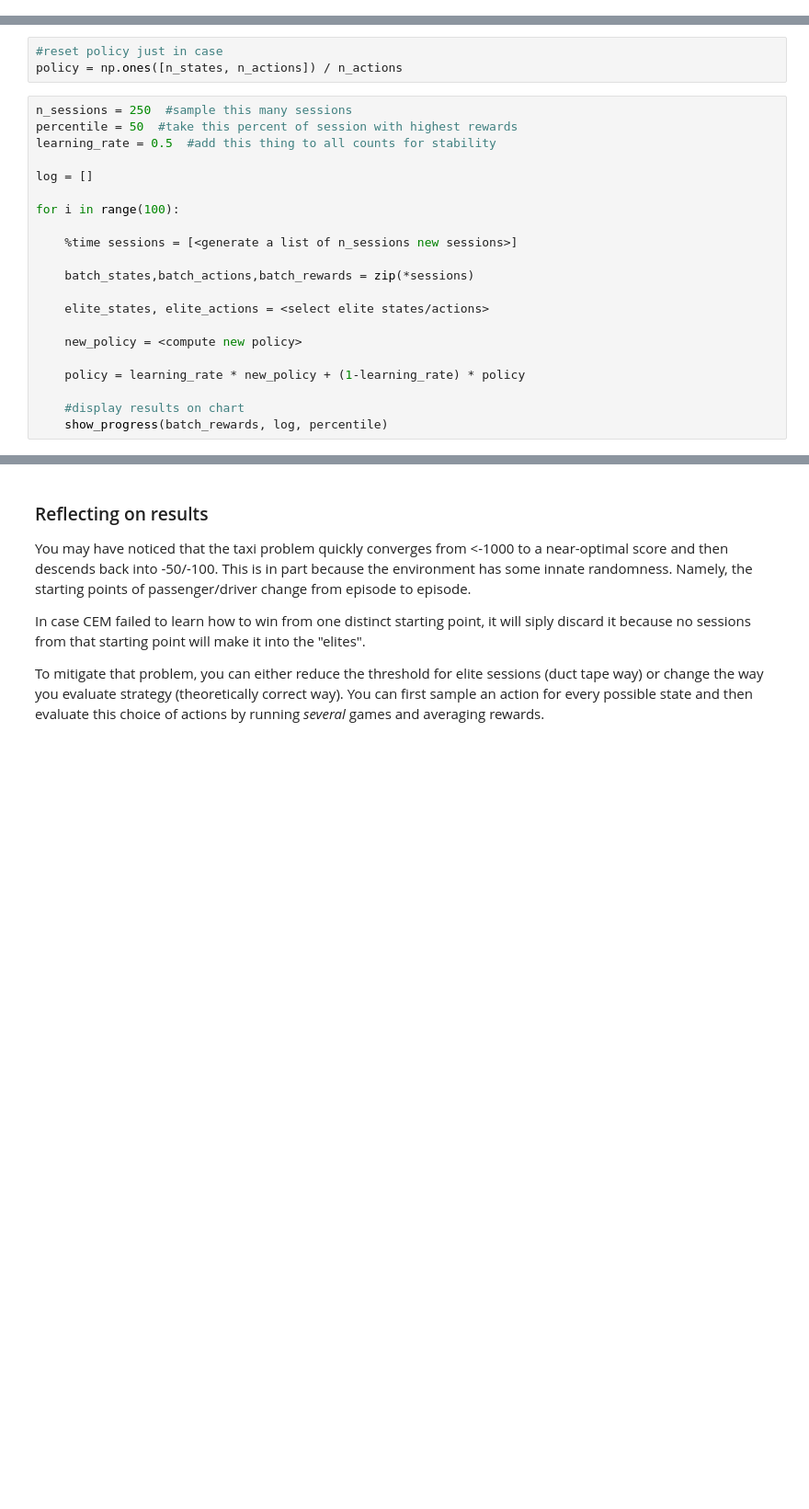
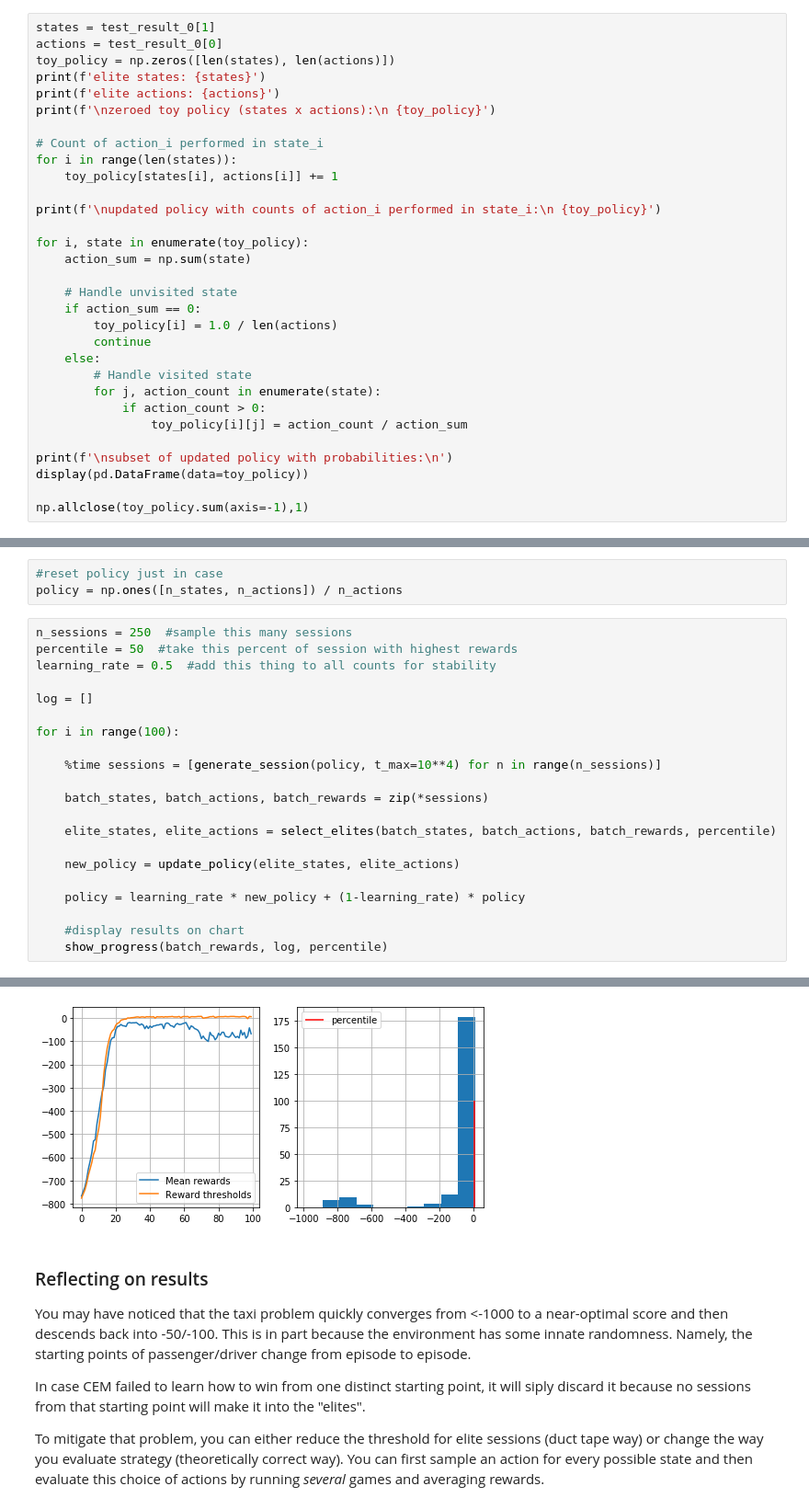
Before and after one commit to jandersson/practical-reinforcement-learning, a Jupyter notebook: crossentropy_method.ipynb, the cells around one changed output, grey strips where cells are left out. Shown at 92% size. Drawn from its saved outputs; the diff is of its cells as text; blank space fills up the shorter version.

```diff
--- a/crossentropy_method.ipynb
+++ b/crossentropy_method.ipynb
@@ -252,0 +234,31 @@ array([1., 0., 0., 0., 0., 0., 0., 0., 0.])
+# %%
+states = test_result_0[1]
+actions = test_result_0[0]
+toy_policy = np.zeros([len(states), len(actions)])
+print(f'elite states: {states}')
+print(f'elite actions: {actions}')
+print(f'\nzeroed toy policy (states x actions):\n {toy_policy}')
+
+# Count of action_i performed in state_i
+for i in range(len(states)):
+    toy_policy[states[i], actions[i]] += 1
+
+print(f'\nupdated policy with counts of action_i performed in state_i:\n {toy_policy}')
+
+for i, state in enumerate(toy_policy):
+    action_sum = np.sum(state)
+
+    # Handle unvisited state
+    if action_sum == 0:
+        toy_policy[i] = 1.0 / len(actions)
+        continue
+    else:
+        # Handle visited state
+        for j, action_count in enumerate(state):
+            if action_count > 0:
+                toy_policy[i][j] = action_count / action_sum
+
+print(f'\nsubset of updated policy with probabilities:\n')
+display(pd.DataFrame(data=toy_policy))
+
+np.allclose(toy_policy.sum(axis=-1),1)
@@ -310,15 +353,16 @@ log = []
 
 for i in range(100):
 
-    %time sessions = [<generate a list of n_sessions new sessions>]
+    %time sessions = [generate_session(policy, t_max=10**4) for n in range(n_sessions)]
 
-    batch_states,batch_actions,batch_rewards = zip(*sessions)
+    batch_states, batch_actions, batch_rewards = zip(*sessions)
 
-    elite_states, elite_actions = <select elite states/actions>
+    elite_states, elite_actions = select_elites(batch_states, batch_actions, batch_rewards, percentile)
 
-    new_policy = <compute new policy>
+    new_policy = update_policy(elite_states, elite_actions)
 
     policy = learning_rate * new_policy + (1-learning_rate) * policy
 
     #display results on chart
     show_progress(batch_rewards, log, percentile)
+# %% [output]
@@ -325,3 +370,4 @@ for i in range(100):
+[figure, added]
 # %% [markdown]
 ### Reflecting on results
 
```
Also changed, not shown: parts of 13 cells of this notebook.
